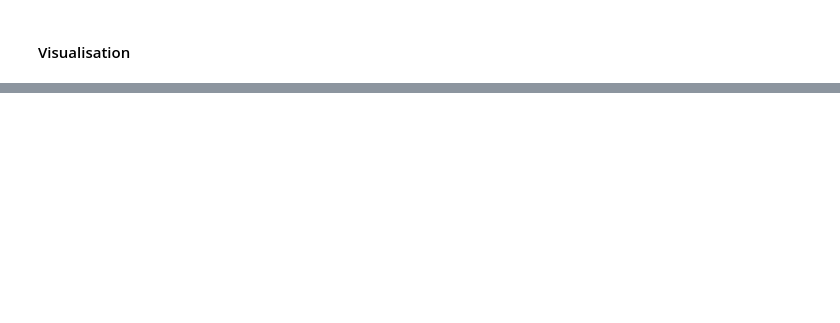
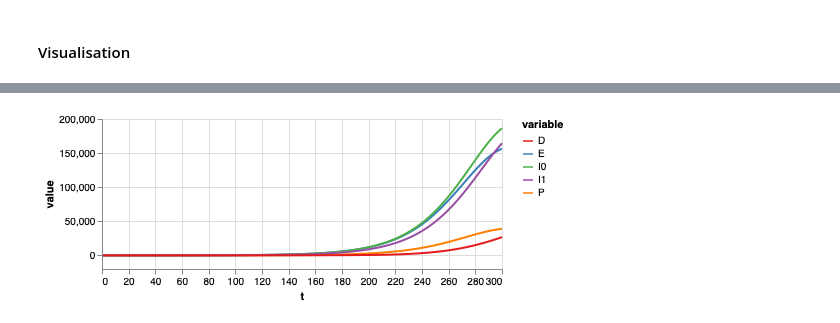
Before and after one commit to rex1fernando/coronavirus, a Jupyter notebook: model.ipynb, the cells around one changed output, grey strips where cells are left out. Saved outputs shown, nothing was run; the diff lists cells and outputs as text; code cells hidden in the pictures; blank space fills up the shorter version.

```diff
--- a/model.ipynb
+++ b/model.ipynb
@@ -33,11 +37,13 @@ CFR0 = 0.01
 CFR1 = 0.02
 p_icu = 0.0125
 n_icu = 300 # beds
+intervention_time = 200
+intervention_factor = 0.4
 
 
 beta = reproduction_num/(epsilon0/delta + 1/gamma)
 
-parms = [beta, epsilon0, epsilon1, alpha, delta, gamma, c, n_icu, p_icu, CFR0, CFR1, N, epsilon0, epsilon1]
+parms = [beta, epsilon0, epsilon1, alpha, delta, gamma, c, n_icu, p_icu, CFR0, CFR1, N, epsilon0, epsilon1, intervention_time, intervention_factor]
 S = 1 - 20/N
 E = 20/N
 P = 0
@@ -83,2 +86,0 @@ import matplotlib.pyplot as plt
-# %%
-plt.style.use("ggplot")
@@ -102,2 +86,0 @@ frame.set_linewidth(0)
-# %%
-sir_out["total"] = sir_out["S"] + sir_out["E"] + sir_out["P"] + sir_out["I0"] + sir_out["I1"] + sir_out["R0"] + sir_out["R1"]
@@ -119,0 +87,12 @@ sir_out
+# %%
+plot_values = sir_out.melt('t')
+plot_values = plot_values[(plot_values['variable'] != 'S') & (plot_values['variable'] != 'R1')& (plot_values['variable'] != 'R0')]
+# %%
+alt.Chart(plot_values, height=150).mark_line().encode(
+    x='t',
+    y='value',
+    color=alt.Color('variable', scale=alt.Scale(scheme="set1"))
+).properties(
+)
+# %% [output]
+[figure, added]
```
Also changed, not shown: parts of 7 cells of this notebook, 2 other files.
